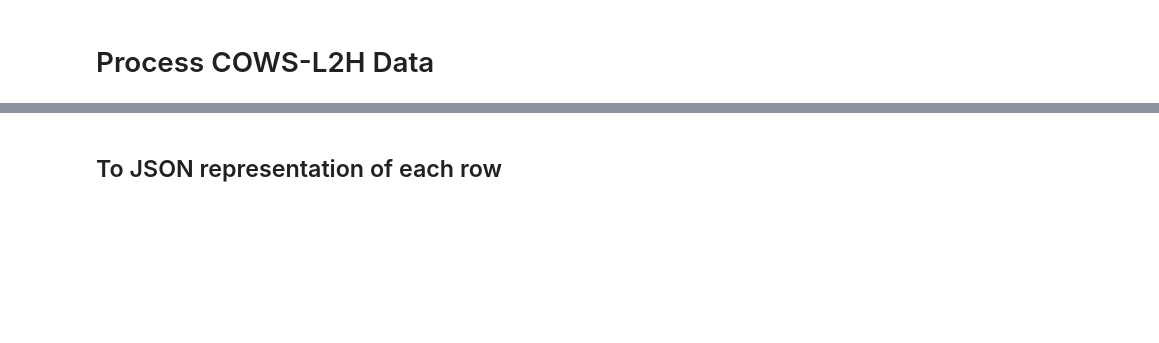
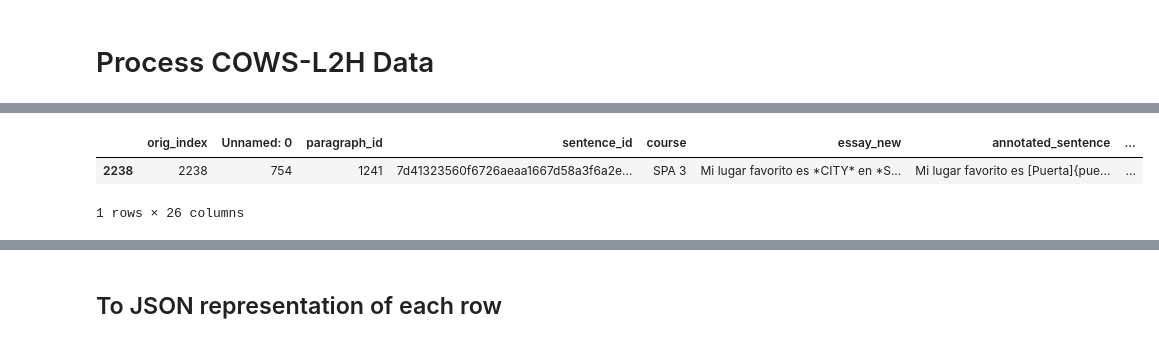
Before and after one commit to team-langbot/model_gec, a Jupyter notebook: gec_bert_data_prep.ipynb, the cells around one changed output, grey strips where cells are left out. Cells and saved outputs as stored; diff of their text form; code cells hidden in the pictures; blank space fills up the shorter version.

```diff
--- a/gec_bert_data_prep.ipynb
+++ b/gec_bert_data_prep.ipynb
@@ -592,0 +891,6 @@ plt.show()
+# %%
+df_errors[df_errors.new_predicted_parsing_order.isna()]
+# %% [output]
+|  | orig_index | Unnamed: 0 | paragraph_id | sentence_id | course | essay_new | annotated_sentence | ... |
+| 2238 | 2238 | 754 | 1241 | 7d41323560f6726aeaa1667d58a3f6a2e... | SPA 3 | Mi lugar favorito es *CITY* en *S... | Mi lugar favorito es [Puerta]{pue... | ... |
+1 rows × 26 columns
```
Also changed, not shown: parts of 52 cells of this notebook, 10 other files.
